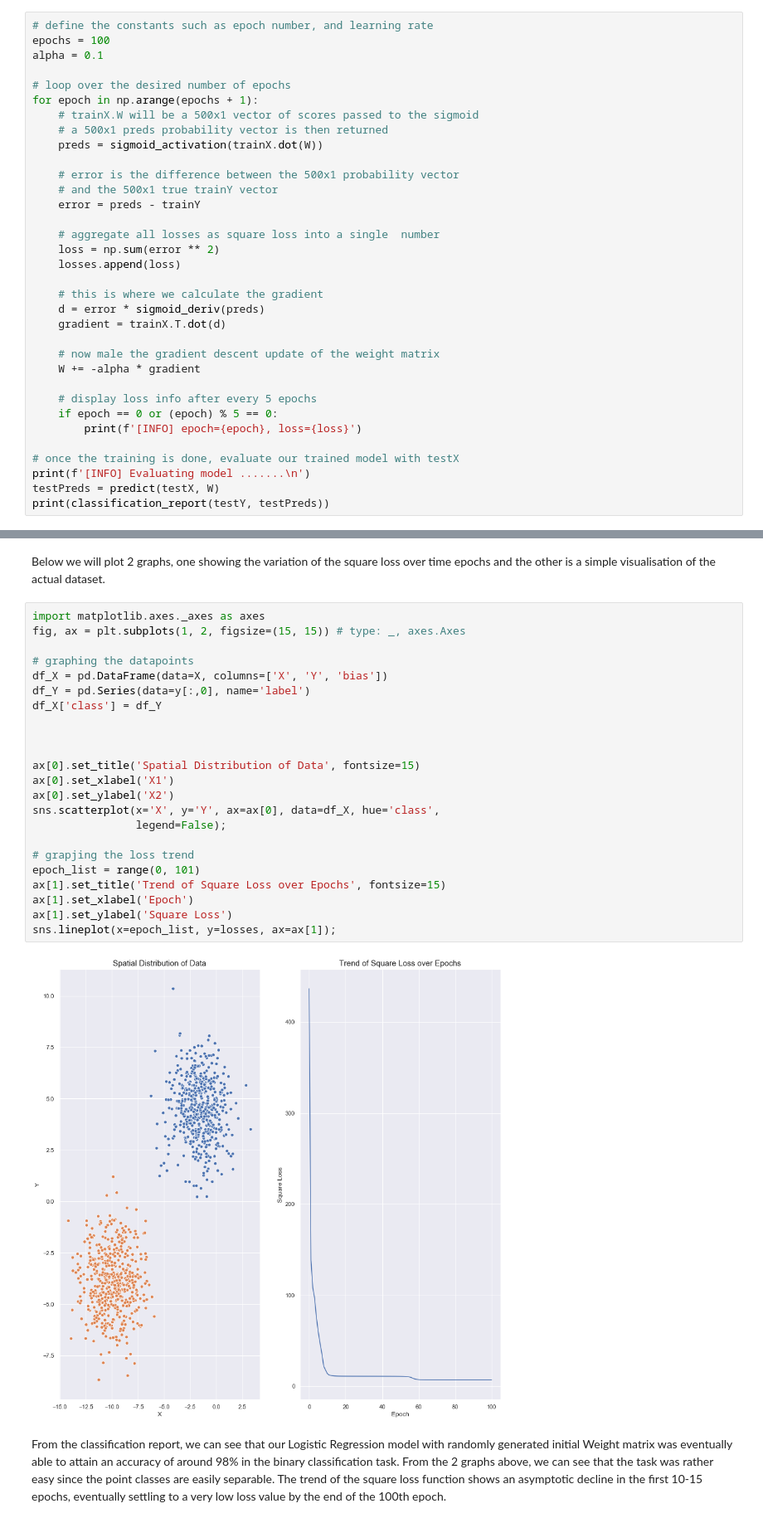
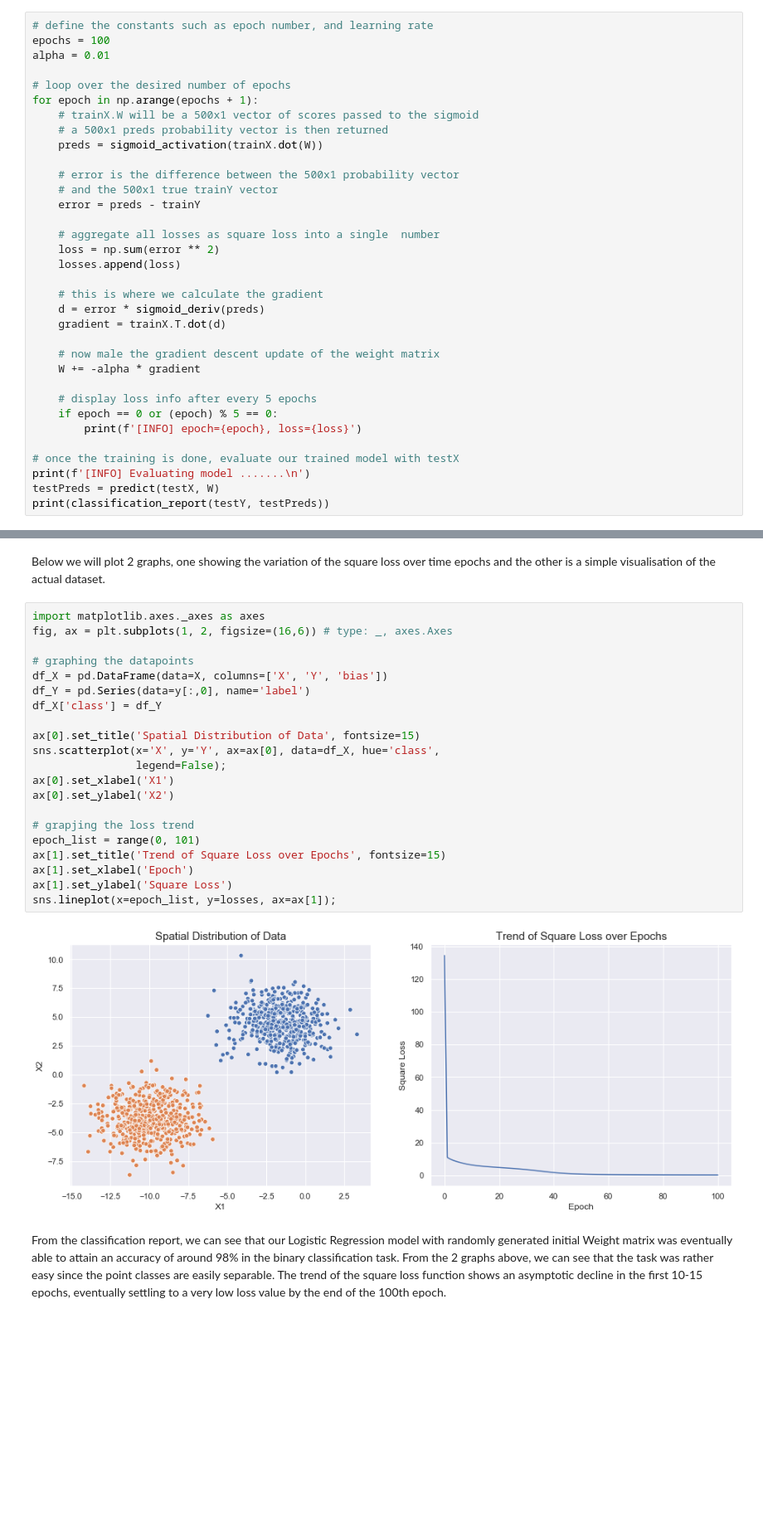
Before and after one commit to nombreinvicto/DeepLearning, a Jupyter notebook: Project2_SimpleGradientDescent/gradient_descent.ipynb, the cells around one changed output, grey strips where cells are left out. Shown at 83% size. Cells and saved outputs as stored; diff of their text form; blank space fills up the shorter version.

```diff
--- a/Project2_SimpleGradientDescent/gradient_descent.ipynb
+++ b/Project2_SimpleGradientDescent/gradient_descent.ipynb
@@ -72,7 +72,7 @@ The idea is to evaluate the least square error and then minimize it
 # %%
 # define the constants such as epoch number, and learning rate
 epochs = 100
-alpha = 0.1
+alpha = 0.01
 
 # loop over the desired number of epochs
 for epoch in np.arange(epochs + 1):
@@ -127,29 +127,27 @@ square loss over time epochs and the other is a simple
 visualisation of the actual dataset.
 # %%
 import matplotlib.axes._axes as axes
-fig, ax = plt.subplots(1, 2, figsize=(15, 15)) # type: _, axes.Axes
+fig, ax = plt.subplots(1, 2, figsize=(16,6)) # type: _, axes.Axes
 
 # graphing the datapoints
 df_X = pd.DataFrame(data=X, columns=['X', 'Y', 'bias'])
 df_Y = pd.Series(data=y[:,0], name='label')
 df_X['class'] = df_Y
 
-
-
 ax[0].set_title('Spatial Distribution of Data', fontsize=15)
+sns.scatterplot(x='X', y='Y', ax=ax[0], data=df_X, hue='class',
+                legend=False);
 ax[0].set_xlabel('X1')
 ax[0].set_ylabel('X2')
-sns.scatterplot(x='X', y='Y', ax=ax[0], data=df_X, hue='class',
-                legend=False);
 
 # grapjing the loss trend
 epoch_list = range(0, 101)
 ax[1].set_title('Trend of Square Loss over Epochs', fontsize=15)
 ax[1].set_xlabel('Epoch')
 ax[1].set_ylabel('Square Loss')
 sns.lineplot(x=epoch_list, y=losses, ax=ax[1]);
 # %% [output]
-[figure, old version]
+[figure, new version]
 # %% [markdown]
 From the classification report, we can see that our Logistic
 Regression model with randomly generated initial Weight matrix was
```
Also changed, not shown: parts of 1 cell of this notebook, 2 other files.
